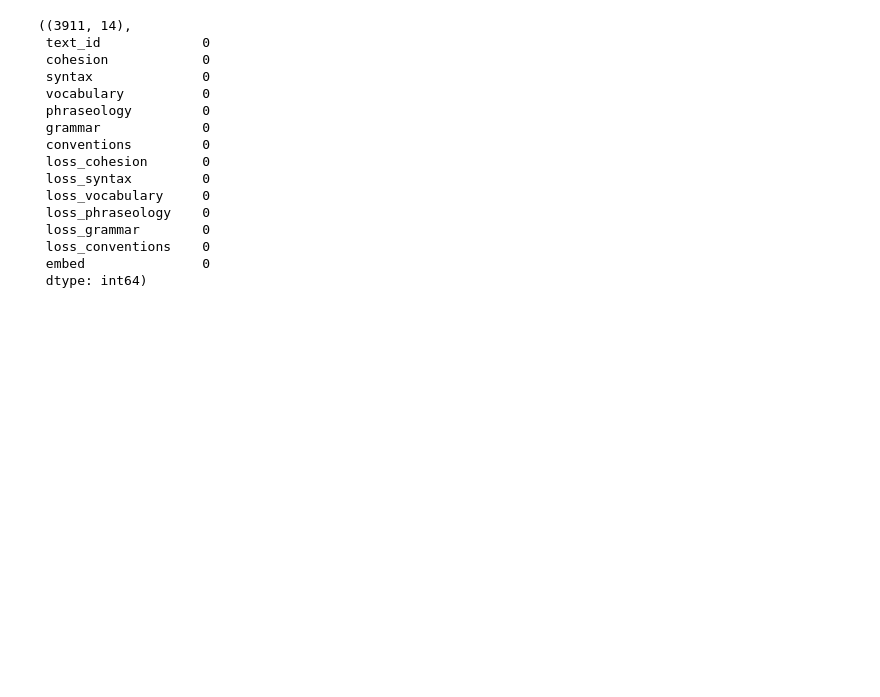
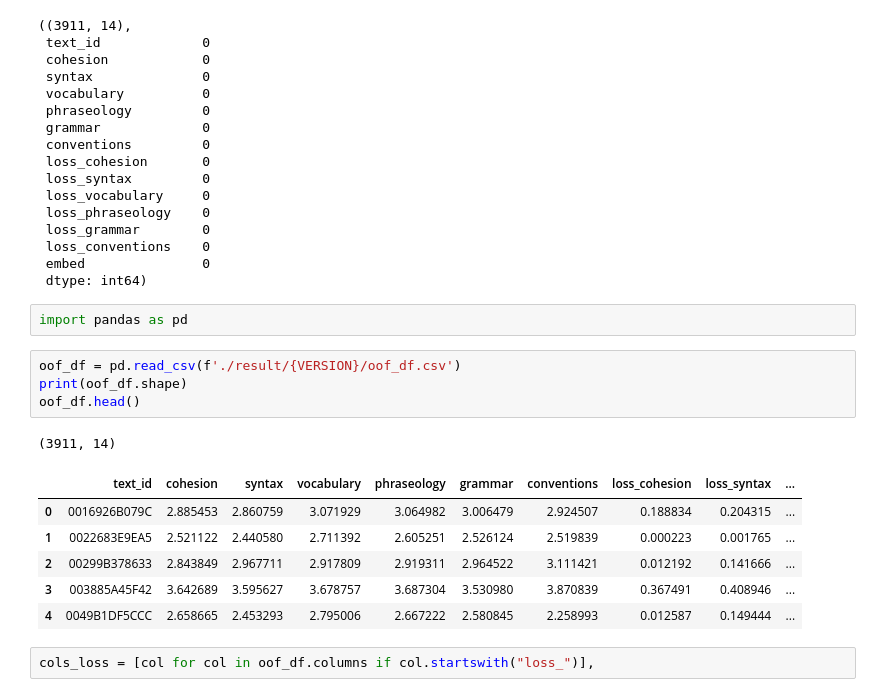
Before and after one commit to tikutikutiku/kaggle-feedback-prize-english-language-learning, a Jupyter notebook: 01_Baseline/exp/01_v1_27.ipynb, the cells around one changed output. Drawn from its saved outputs; the diff is of its cells as text; blank space fills up the shorter version.

```diff
--- a/01_Baseline/exp/01_v1_27.ipynb
+++ b/01_Baseline/exp/01_v1_27.ipynb
@@ -422,3 +422,19 @@ oof_df.shape, oof_df.isnull().sum()
  loss_conventions    0
  embed               0
  dtype: int64)
+# %%
+import pandas as pd
+# %%
+oof_df = pd.read_csv(f'./result/{VERSION}/oof_df.csv')
+print(oof_df.shape)
+oof_df.head()
+# %% [output]
+(3911, 14)
+|  | text_id | cohesion | syntax | vocabulary | phraseology | grammar | conventions | loss_cohesion | loss_syntax | ... |
+| 0 | 0016926B079C | 2.885453 | 2.860759 | 3.071929 | 3.064982 | 3.006479 | 2.924507 | 0.188834 | 0.204315 | ... |
+| 1 | 0022683E9EA5 | 2.521122 | 2.440580 | 2.711392 | 2.605251 | 2.526124 | 2.519839 | 0.000223 | 0.001765 | ... |
+| 2 | 00299B378633 | 2.843849 | 2.967711 | 2.917809 | 2.919311 | 2.964522 | 3.111421 | 0.012192 | 0.141666 | ... |
+| 3 | 003885A45F42 | 3.642689 | 3.595627 | 3.678757 | 3.687304 | 3.530980 | 3.870839 | 0.367491 | 0.408946 | ... |
+| 4 | 0049B1DF5CCC | 2.658665 | 2.453293 | 2.795006 | 2.667222 | 2.580845 | 2.258993 | 0.012587 | 0.149444 | ... |
+# %%
+cols_loss = [col for col in oof_df.columns if col.startswith("loss_")],
```
Also changed, not shown: parts of 3 cells of this notebook.
